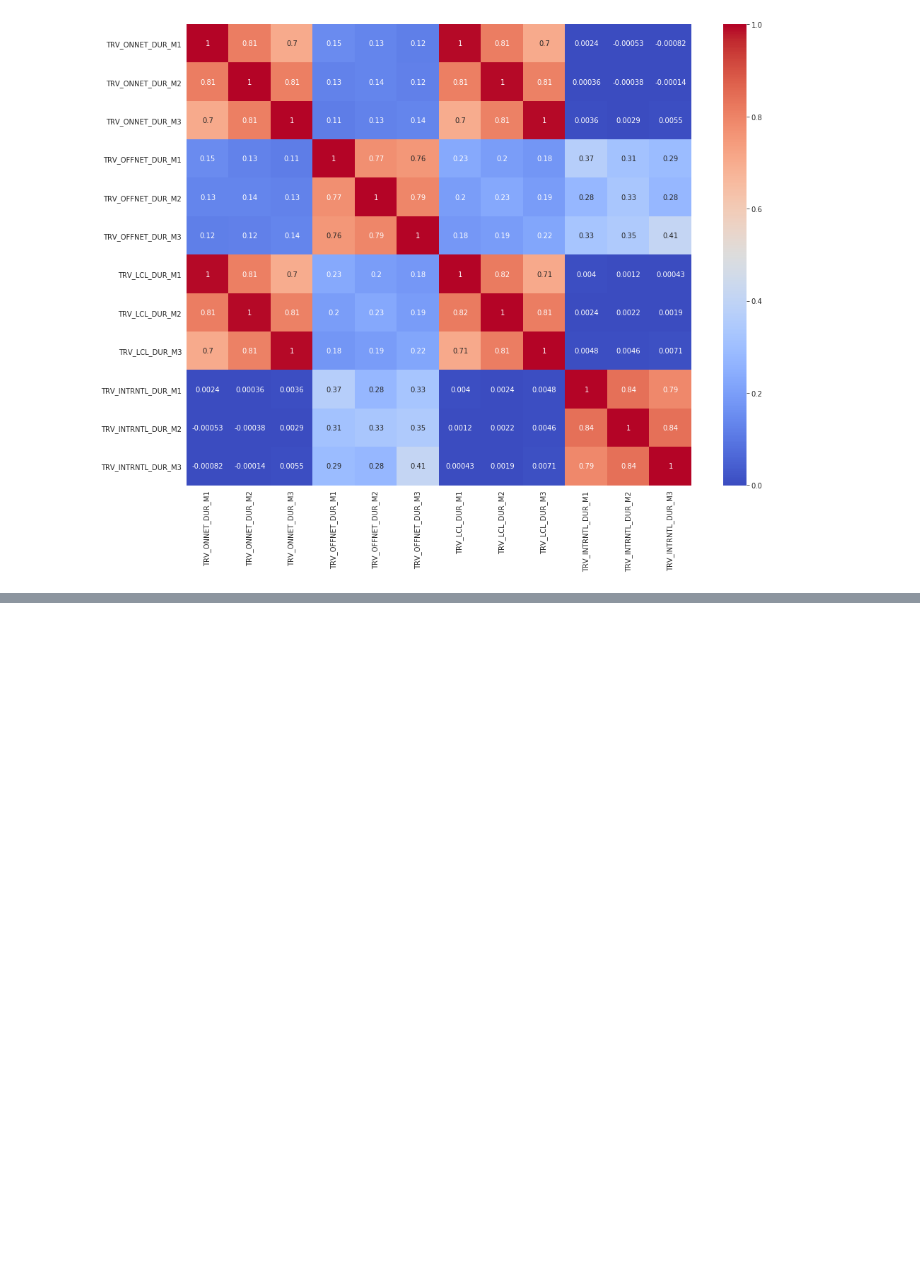
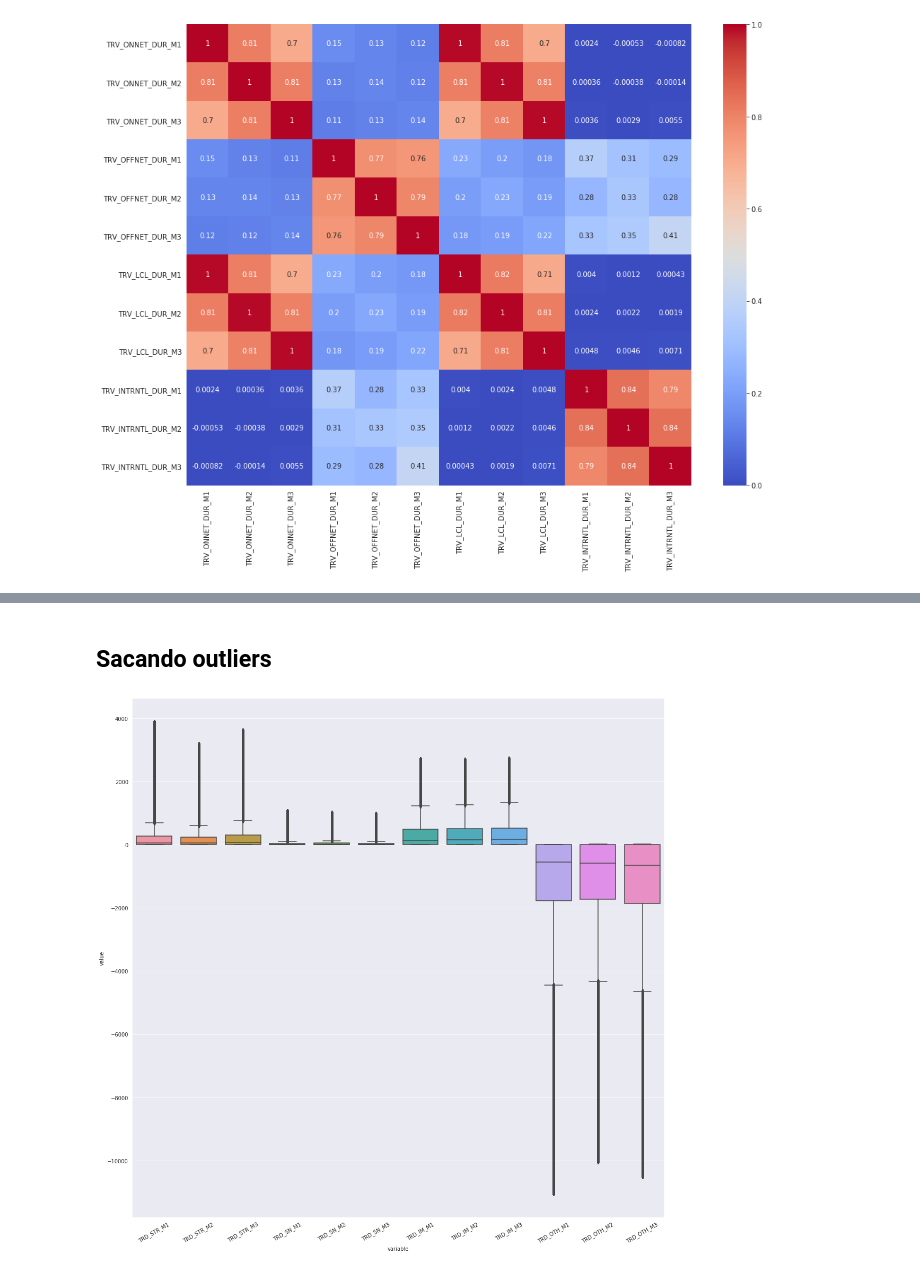
Before and after one commit to maurigarcia88/DiploDataScienceG7, a Jupyter notebook: Mauri/traffic_data_analysis.ipynb, the cells around one changed output, grey strips where cells are left out. Saved outputs shown, nothing was run; the diff lists cells and outputs as text; code cells hidden in the pictures; blank space fills up the shorter version.

```diff
--- a/Mauri/traffic_data_analysis.ipynb
+++ b/Mauri/traffic_data_analysis.ipynb
@@ -149,0 +174,2 @@ sns.heatmap(by_month_voice_minutes_corr, annot=True, cmap='coolwarm')
+# %% [markdown]
+## Sacando outliers
@@ -149,0 +178,13 @@ sns.heatmap(by_month_voice_minutes_corr, annot=True, cmap='coolwarm')
+# %%
+df_traffic_data = pd.DataFrame()
+for column in df_traffic[df_traffic_data_columns]:
+    Q1 = df_traffic[column].quantile(0.25)
+    Q3 = df_traffic[column].quantile(0.75)
+    IQR = Q3 - Q1
+    df_traffic_data[column] = np.where((df_traffic[column] < (Q1 - 1.5 * IQR)) | (df_traffic[column] > (Q3 + 1.5 * IQR)), df_traffic[column].median(), df_traffic[column])
+# %%
+plt.figure(figsize=(18,18))
+ax = sns.boxplot(x="variable", y="value", data=pd.melt(df_traffic_data))
+ax = ax.set_xticklabels(ax.get_xticklabels(),rotation=30)
+# %% [output]
+[figure, added]
```
Also changed, not shown: parts of 22 cells of this notebook.
